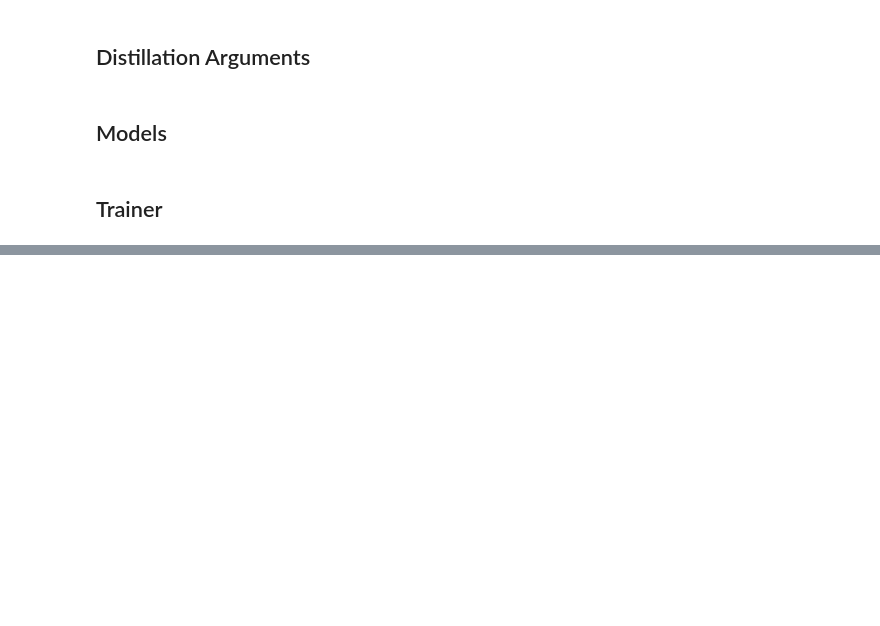
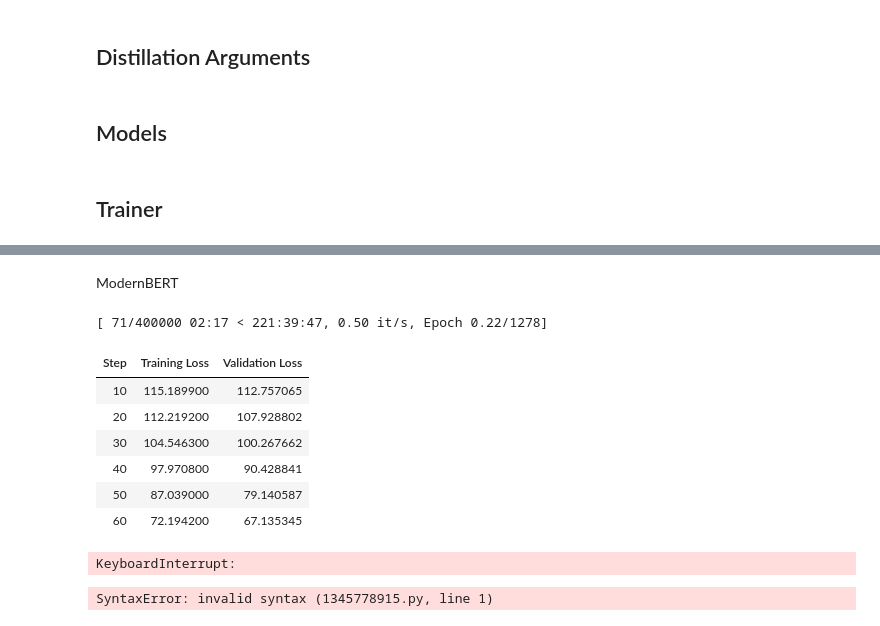
Before and after one commit to milistu/bertdistiller, a Jupyter notebook: examples/minilm_distillation.ipynb, the cells around one changed output, grey strips where cells are left out. Saved outputs shown, nothing was run; the diff lists cells and outputs as text; code cells hidden in the pictures; blank space fills up the shorter version.

```diff
--- a/examples/minilm_distillation.ipynb
+++ b/examples/minilm_distillation.ipynb
@@ -101,6 +120,13 @@ student = create_student(
     use_teacher_weights=False,
     cache_dir=cache_dir,
 )
+# %%
+student_tw = create_student(
+    teacher_model_name_or_path=model_name,
+    args=args,
+    use_teacher_weights=True,
+    cache_dir=cache_dir,
+)
 # %% [markdown]
 ## Trainer
 # %%
@@ -118,0 +186,9 @@ trainer.label_names
+# %%
+trainer_tw = MiniLMTrainer(
+    args=args,
+    teacher_model=teacher,
+    model=student_tw,
+    train_dataset=train_dataset,
+    eval_dataset=val_dataset,
+    data_collator=DataCollatorWithPadding(tokenizer, padding="longest"),
+)
@@ -118,0 +204,2 @@ trainer.label_names
+# %%
+trainer_tw.train()
@@ -118,0 +215,50 @@ trainer.label_names
+# %% [markdown]
+ModernBERT
+# %%
+trainer_tw.train()
+# %% [output]
+[ 71/400000 02:17 < 221:39:47, 0.50 it/s, Epoch 0.22/1278]
+| Step | Training Loss | Validation Loss |
+| 10 | 115.189900 | 112.757065 |
+| 20 | 112.219200 | 107.928802 |
+| 30 | 104.546300 | 100.267662 |
+| 40 | 97.970800 | 90.428841 |
+| 50 | 87.039000 | 79.140587 |
+| 60 | 72.194200 | 67.135345 |
+KeyboardInterrupt:
+# %%
+Old BERT Model trained on student with random weights:
+Step	Training Loss	Validation Loss
+10	1.328100	1.340491
+20	1.318500	1.326254
+30	1.296200	1.303429
+40	1.289900	1.275088
+50	1.272700	1.244863
+60	1.226300	1.212218
+
+Old Bert Model trained on student with teacher weights:
+Step	Training Loss	Validation Loss
+10	1.213400	1.212632
+20	1.204700	1.191857
+30	1.176700	1.165211
+40	1.168200	1.133592
+50	1.149600	1.103302
+
+New BERT Model trained on student with random weights:
+Step	Training Loss	Validation Loss
+10	7.889100	7.881923
+20	7.826600	7.878779
+30	7.778000	7.873277
+40	7.861000	7.865149
+50	7.948200	7.854313
+
+New BERT Model trained on student with teacher weights:
+Step	Training Loss	Validation Loss
+10	131.839500	126.133316
+20	112.327400	103.819565
+30	93.129700	74.777557
+40	63.274800	52.100739
+50	44.741300	36.296700
+60	29.786600	24.159281
+# %% [output]
+SyntaxError: invalid syntax (1345778915.py, line 1)
```
Also changed, not shown: parts of 15 cells of this notebook.
